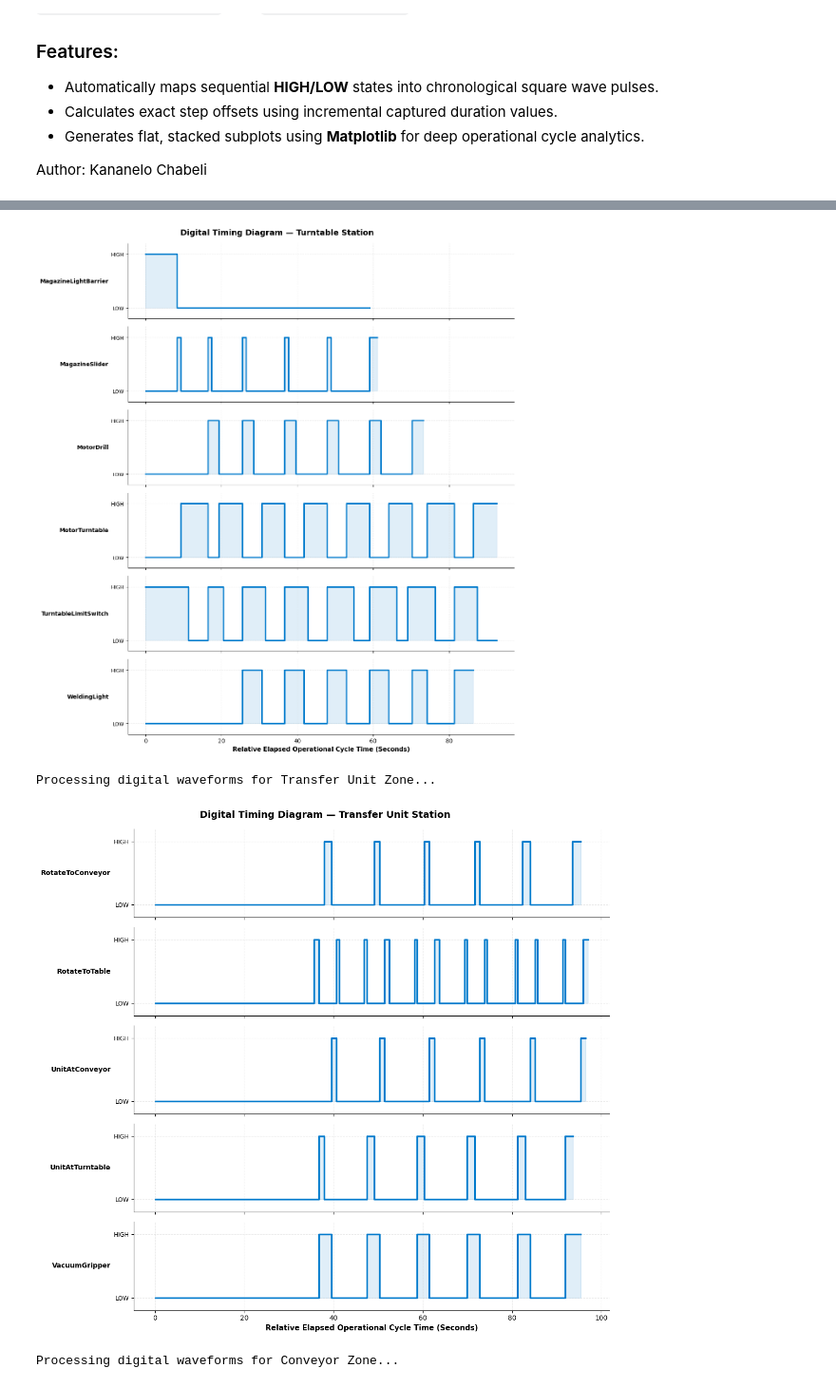
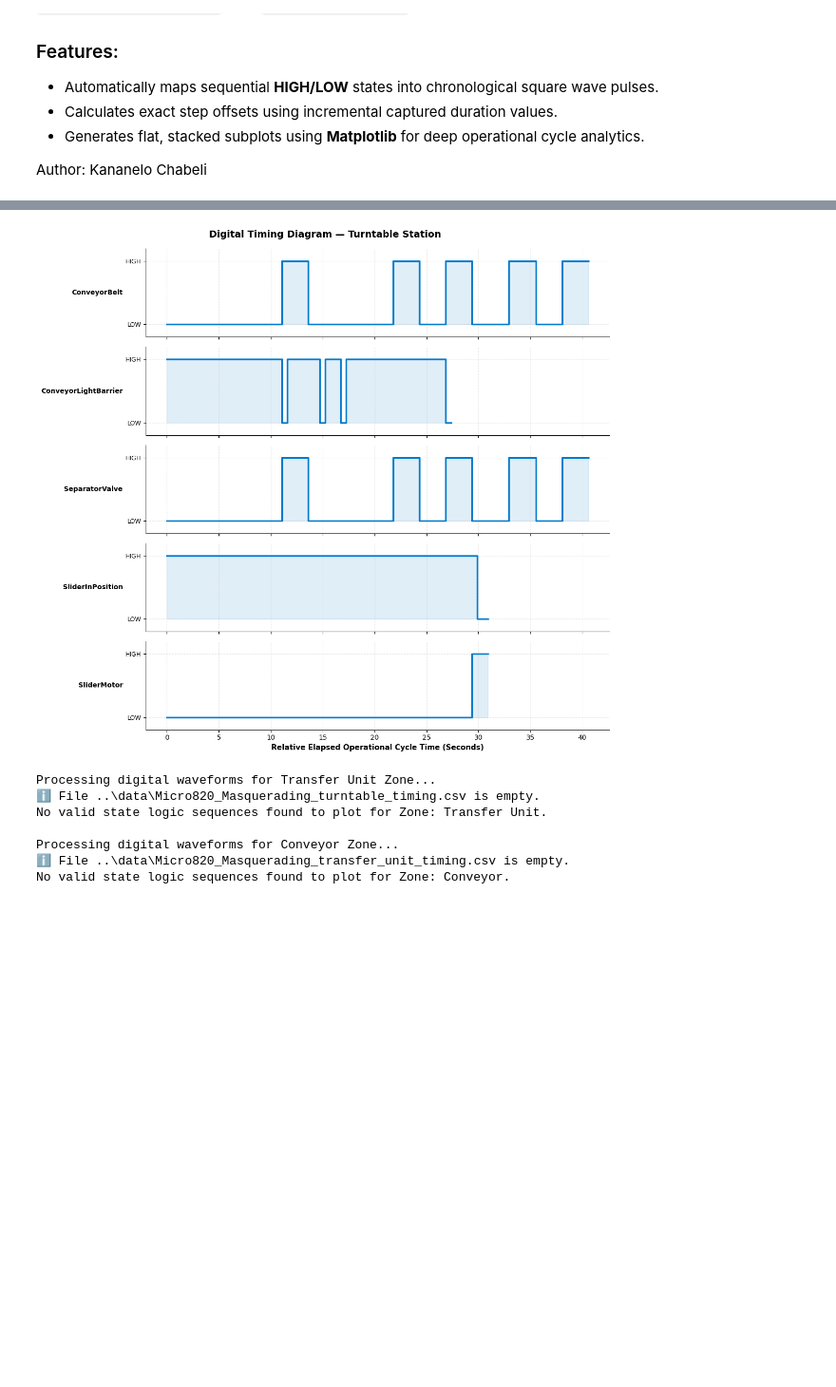
Before and after one commit to Kananelo688/Matrix-ICS-Testbed, a Jupyter notebook: experiments/timing_diagrams.ipynb, the cells around one changed output, grey strips where cells are left out. Shown at 95% size. Cells and saved outputs as stored; diff of their text form; code cells hidden in the pictures; blank space fills up the shorter version.

```diff
--- a/experiments/timing_diagrams.ipynb
+++ b/experiments/timing_diagrams.ipynb
@@ -78,13 +78,17 @@ def load_and_process_timing_csv(filepath, global_start):
 
     return tag_waveforms
 # %%
-def plot_digital_timing_diagram(zone_name, waveforms):
+def plot_digital_timing_diagram(zone_name, waveforms, ignore_waveforms = []):
     """
     Generates a clean, stacked multi-row digital timing diagram layout.
     """
     if not waveforms:
         print(f"No valid state logic sequences found to plot for Zone: {zone_name}.")
         return
+
+    for tag in ignore_waveforms:
+        if tag in waveforms:
+            waveforms.pop(tag)
 
     num_tags = len(waveforms)
     fig, axes = plt.subplots(num_tags, 1, figsize=(12, 2.2 * num_tags), sharex=True)
@@ -95,6 +99,7 @@ def plot_digital_timing_diagram(zone_name, waveforms):
     fig.suptitle(f"Digital Timing Diagram — {zone_name} Station", fontsize=14, fontweight='bold', y=0.99)
 
     for idx, (tag, (t, states)) in enumerate(waveforms.items()):
+
         ax = axes[idx]
 
         # Draw clean step traces
@@ -117,10 +122,15 @@ def plot_digital_timing_diagram(zone_name, waveforms):
 # %%
 # --- Execution Entry Point ---
 files_to_render = {
-    "Turntable": "..\\data\\baseline_turntable_timing.csv",
-    "Transfer Unit": "..\\data\\baseline_transfer_unit_timing.csv",
-    "Conveyor": "..\\data\\baseline_conveyor_timing.csv"
+    "Turntable": r"..\data\Micro820_Masquerading_conveyor_timing.csv",
+    "Transfer Unit": r"..\data\Micro820_Masquerading_turntable_timing.csv",
+    "Conveyor": r"..\data\Micro820_Masquerading_transfer_unit_timing.csv"
 }
+
+Ignore_Tags = {"Turntable": ["TurntableLimitSwitch",],
+               "Transfer Unit": [],
+               "Conveyor": []
+              }
 
 def compute_global_start(filenames):
     """
@@ -152,5 +162,5 @@ print(f"Global time reference (t=0): {global_start} UTC\n")
 for zone, filename in files_to_render.items():
     print(f"\nProcessing digital waveforms for {zone} Zone...")
     zone_data = load_and_process_timing_csv(filename, global_start)
-    plot_digital_timing_diagram(zone, zone_data)
+    plot_digital_timing_diagram(zone, zone_data, ignore_waveforms=Ignore_Tags[zone])
 # %% [output]
@@ -158,7 +168,11 @@ Global time reference (t=0): 2026-09-01 08:57:15.454452+00:00 UTC
 
 
 Processing digital waveforms for Turntable Zone...
-[figure, old version]
+[figure, new version]
 Processing digital waveforms for Transfer Unit Zone...
+ℹ️ File ..\data\Micro820_Masquerading_turntable_timing.csv is empty.
+No valid state logic sequences found to plot for Zone: Transfer Unit.
+
+Processing digital waveforms for Conveyor Zone...
+ℹ️ File ..\data\Micro820_Masquerading_transfer_unit_timing.csv is empty.
+No valid state logic sequences found to plot for Zone: Conveyor.
-[figure, removed]
-Processing digital waveforms for Conveyor Zone...
```
Also changed, not shown: parts of 1 cell of this notebook, 56 other files.
